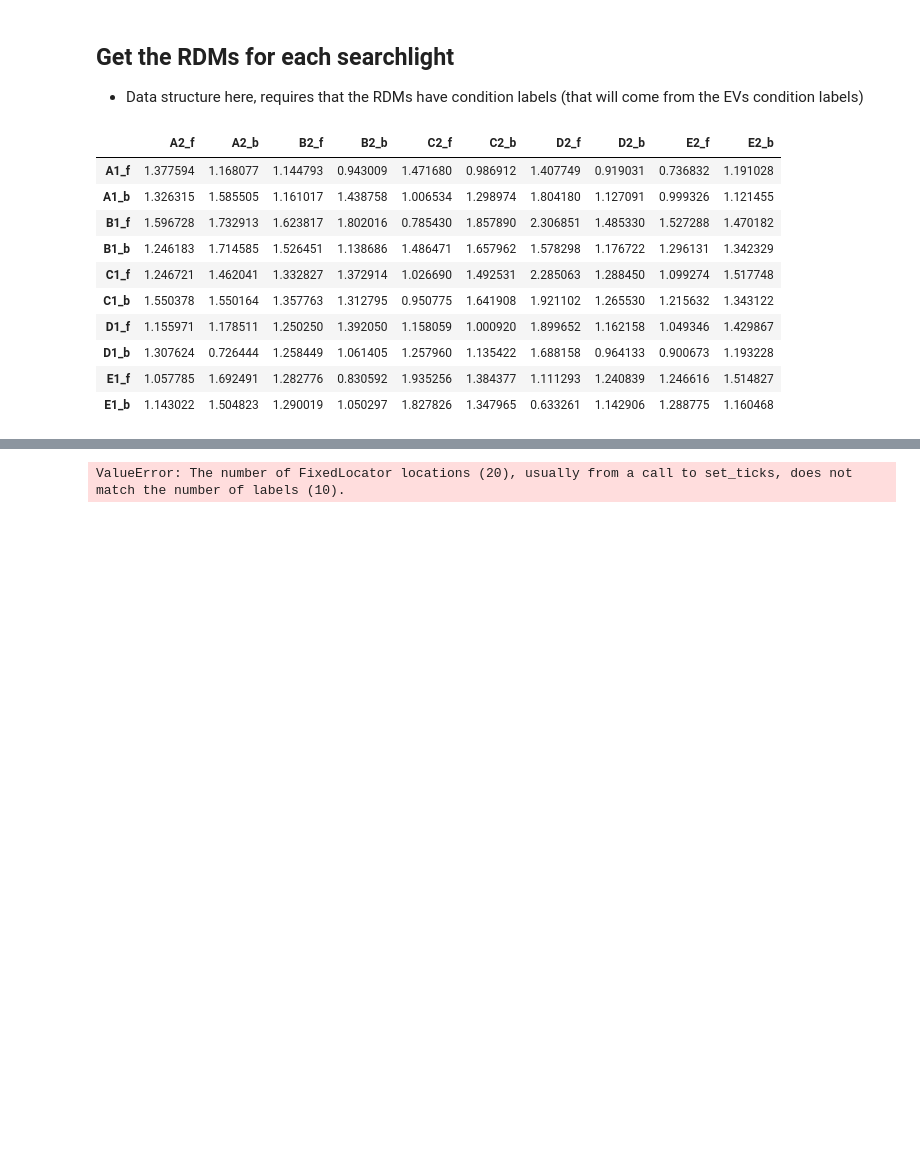
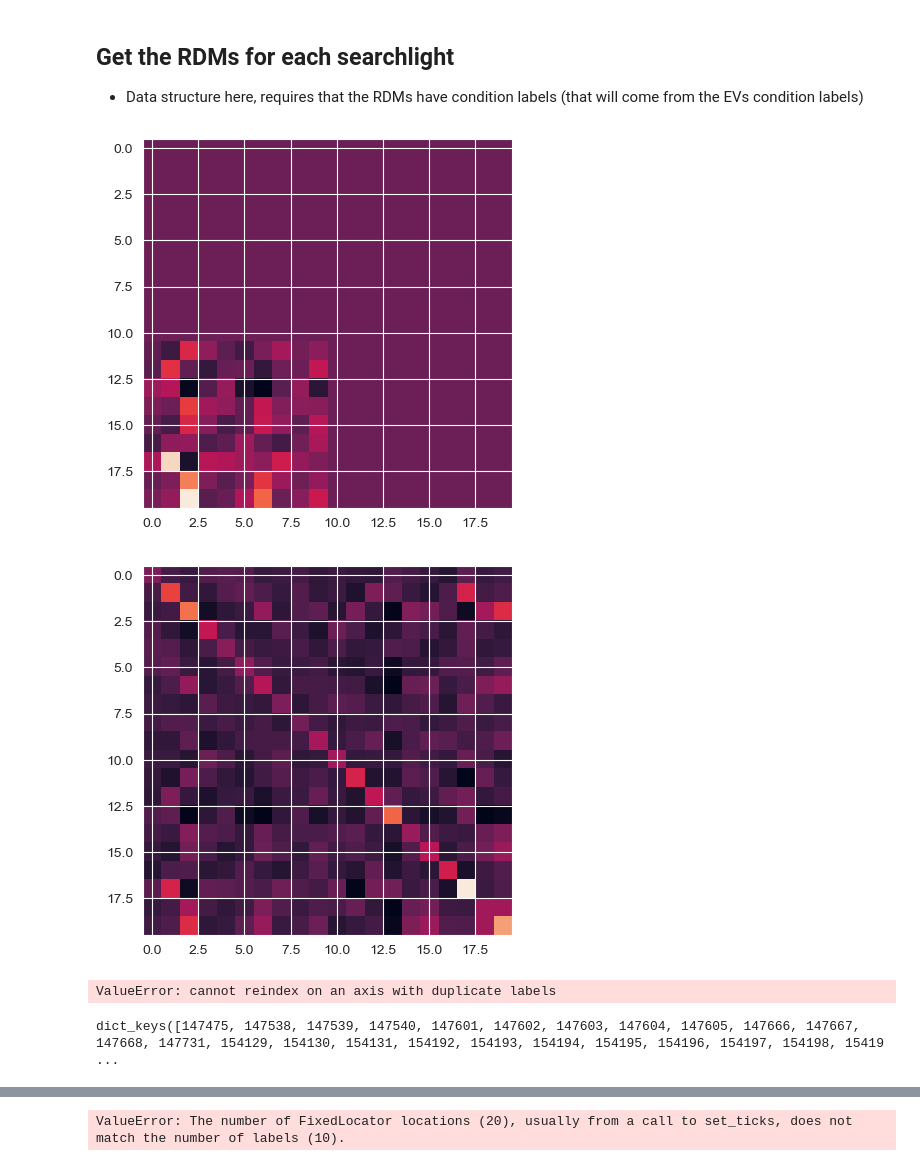
Before and after one commit to alifuaziz/multiple_clocks_repo, a Jupyter notebook: mc/replay_analysis/scripts/notebook-data-rdms.ipynb, the cells around one changed output, grey strips where cells are left out. Cells and saved outputs as stored; diff of their text form; code cells hidden in the pictures; blank space fills up the shorter version.

Commit message:
In the middle of debugging the get_data_rdms function to work faster and without mistakes...

```diff
--- a/mc/replay_analysis/scripts/notebook-data-rdms.ipynb
+++ b/mc/replay_analysis/scripts/notebook-data-rdms.ipynb
@@ -152,7 +152,27 @@ with open(f"{SUBJECT_DIRECTORY}/searchlight_data_searchlight.pkl", 'rb') as f:
 # %%
 # get first 1000 entries o data_searchlight dictionary
 
-data_searchlight = {k: data_searchlight[k] for k in list(data_searchlight)[:1000]}
+# data_searchlight = {k: data_searchlight[k] for k in list(data_searchlight)[:1000]}
+# %%
+data_searchlight[433185]
+
+sns.set_style('darkgrid')
+rdm1 = np.zeros((len(data_searchlight[433185].columns), len(data_searchlight[433185].columns)))
+rdm2 = np.zeros((len(data_searchlight[433185].columns), len(data_searchlight[433185].columns)))
+
+for ev1_idx, EV in enumerate(data_searchlight[433185]):
+    for ev2_idx, EV2 in enumerate(data_searchlight[433185]):
+        if ev1_idx > 10 and ev2_idx < 10:
+            rdm1[ev1_idx, ev2_idx] = np.dot(data_searchlight[433185][EV], data_searchlight[433185][EV2])
+        rdm2[ev1_idx, ev2_idx] = np.dot(data_searchlight[433185][EV], data_searchlight[433185][EV2])
+
+plt.imshow(rdm1)
+plt.show()
+plt.imshow(rdm2)
+plt.show()
+# %% [output]
+[figure, added]
+[figure, added]
 # %%
 # create test df of EVs for the conditons
 # data_searchlight = dict(data_searchlight.items()[:100])
@@ -162,20 +182,10 @@ data_rdms_dict = data_rdms.get_data_rdms(
     data_searchlight = data_searchlight,
     SIZE = 'cross_corr'
     )
-
-%timeit
+# %% [output]
+ValueError: cannot reindex on an axis with duplicate labels
 # %%
 
-data_rdms_dict[list(data_rdms_dict.keys())[0]]
+data_rdms_dict.keys()
 # %% [output]
-|  | A2_f | A2_b | B2_f | B2_b | C2_f | C2_b | D2_f | D2_b | E2_f | E2_b |
-| A1_f | 1.377594 | 1.168077 | 1.144793 | 0.943009 | 1.471680 | 0.986912 | 1.407749 | 0.919031 | 0.736832 | 1.191028 |
-| A1_b | 1.326315 | 1.585505 | 1.161017 | 1.438758 | 1.006534 | 1.298974 | 1.804180 | 1.127091 | 0.999326 | 1.121455 |
-| B1_f | 1.596728 | 1.732913 | 1.623817 | 1.802016 | 0.785430 | 1.857890 | 2.306851 | 1.485330 | 1.527288 | 1.470182 |
-| B1_b | 1.246183 | 1.714585 | 1.526451 | 1.138686 | 1.486471 | 1.657962 | 1.578298 | 1.176722 | 1.296131 | 1.342329 |
-| C1_f | 1.246721 | 1.462041 | 1.332827 | 1.372914 | 1.026690 | 1.492531 | 2.285063 | 1.288450 | 1.099274 | 1.517748 |
-| C1_b | 1.550378 | 1.550164 | 1.357763 | 1.312795 | 0.950775 | 1.641908 | 1.921102 | 1.265530 | 1.215632 | 1.343122 |
-| D1_f | 1.155971 | 1.178511 | 1.250250 | 1.392050 | 1.158059 | 1.000920 | 1.899652 | 1.162158 | 1.049346 | 1.429867 |
-| D1_b | 1.307624 | 0.726444 | 1.258449 | 1.061405 | 1.257960 | 1.135422 | 1.688158 | 0.964133 | 0.900673 | 1.193228 |
-| E1_f | 1.057785 | 1.692491 | 1.282776 | 0.830592 | 1.935256 | 1.384377 | 1.111293 | 1.240839 | 1.246616 | 1.514827 |
-| E1_b | 1.143022 | 1.504823 | 1.290019 | 1.050297 | 1.827826 | 1.347965 | 0.633261 | 1.142906 | 1.288775 | 1.160468 |
+dict_keys([147475, 147538, 147539, 147540, 147601, 147602, 147603, 147604, 147605, 147666, 147667, 147668, 147731, 154129, 154130, 154131, 154192, 154193, 154194, 154195, 154196, 154197, 154198, 15419 ...
```
Also changed, not shown: parts of 5 cells of this notebook, 7 other files.
